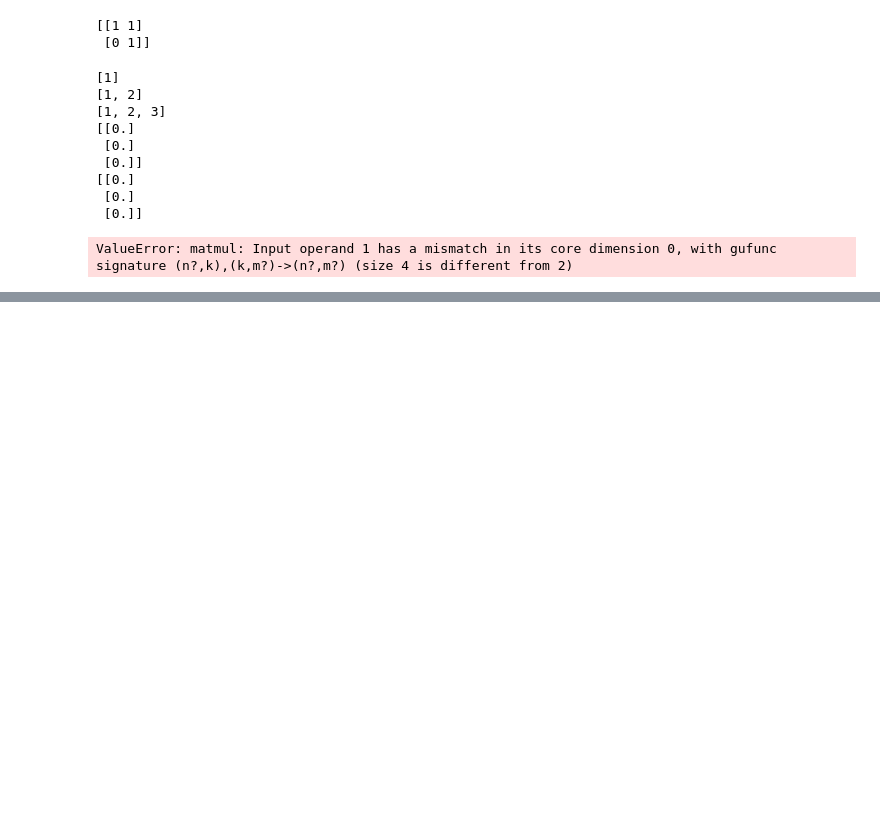
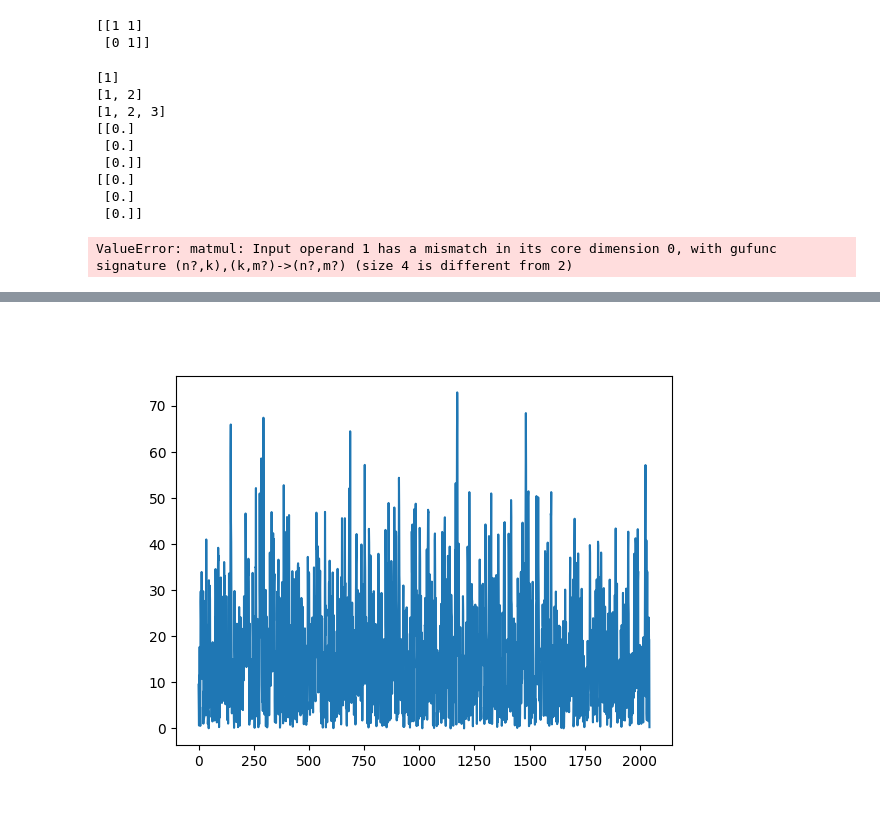
Before and after one commit to DmitryArtWorks/MTOS, a Jupyter notebook: Untitled-1.ipynb, the cells around one changed output, grey strips where cells are left out. Drawn from its saved outputs; the diff is of its cells as text; code cells hidden in the pictures; blank space fills up the shorter version.

```diff
--- a/Untitled-1.ipynb
+++ b/Untitled-1.ipynb
@@ -90,0 +181,21 @@ ValueError: matmul: Input operand 1 has a mismatch in its core dimension 0, with
+# %%
+range = 300
+# запаздывание отраженного сигнала
+tz = 2*range/3e8
+t = np.arange(0, 0.5e-3 - 1e-6, 1/4.096e6)
+
+rx = A*np.exp(-1j*2*np.pi*4.096e6*(t-tz))*(np.heaviside(t-tz,0)-np.heaviside(t-tz-1e-6,0)) + np.random.normal(0,10,t.shape)
+
+tx = np.exp(1j*2*np.pi*4.096e6*(t))*(np.heaviside(t,0)-np.heaviside(t-1e-6,0))
+# выборка отсчетов на длительности импульса
+
+# tx = tx[:int(1e-6*4.096e6)]
+
+rx_fft = np.fft.fft(rx)
+tx_fft = np.fft.fft(tx)
+signal = np.fft.ifft(rx_fft*tx_fft)
+plt.figure()
+plt.plot(np.abs(signal))
+plt.show()
+# %% [output]
+[figure, added]
```
Also changed, not shown: parts of 2 cells of this notebook, 4 other files.
